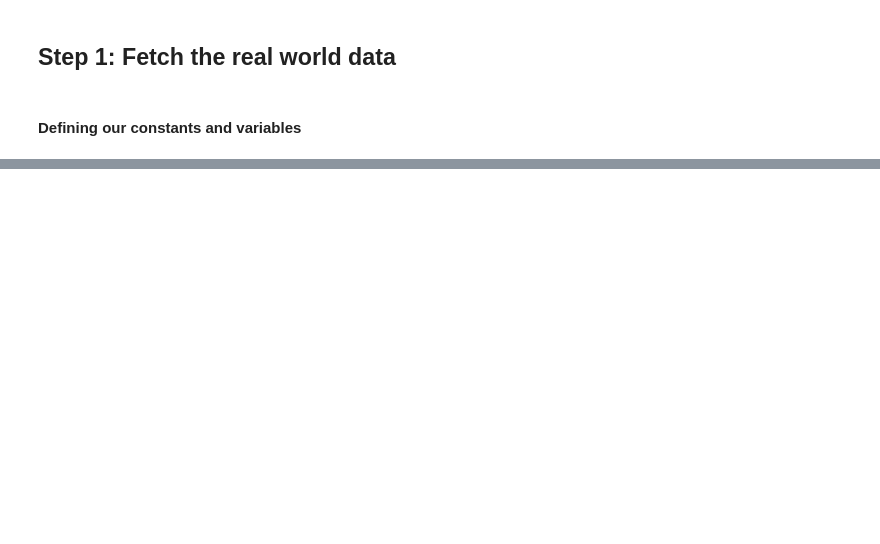
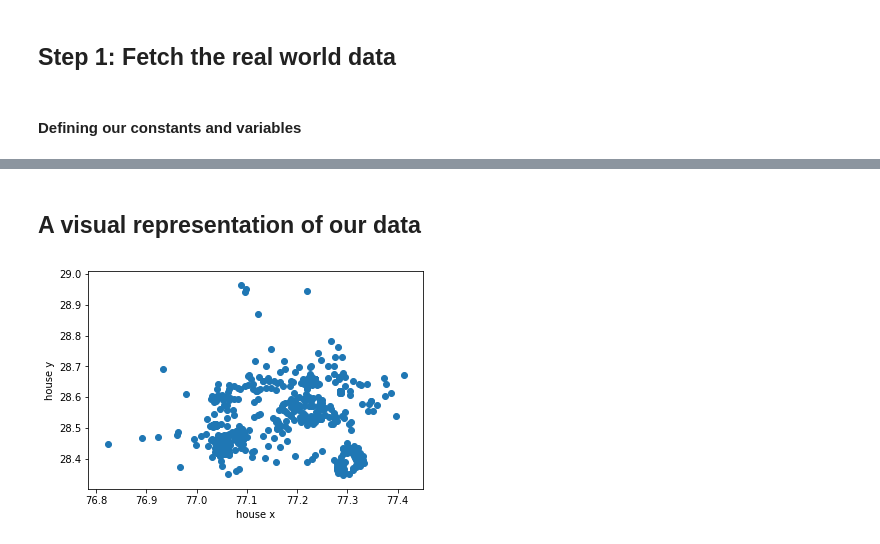
Before and after one commit to aviral36/RWHOptimiser, a Jupyter notebook: pipeline/ENTIRE_CODE_PIPELINE.ipynb, the cells around one changed output, grey strips where cells are left out. Saved outputs shown, nothing was run; the diff lists cells and outputs as text; code cells hidden in the pictures; blank space fills up the shorter version.

```diff
--- a/pipeline/ENTIRE_CODE_PIPELINE.ipynb
+++ b/pipeline/ENTIRE_CODE_PIPELINE.ipynb
@@ -64,0 +103,11 @@ Index(['x', 'y'], dtype='object')
+# %% [markdown]
+## A visual representation of our data
+# %%
+# sns.scatterplot(house_data_x, house_data_y, hue = house_data_labels)
+# plt.figure(figsize = (12,12))
+plt.scatter(x= house_data_x, y= house_data_y )
+plt.xlabel("house x")
+plt.ylabel("house y")
+plt.show()
+# %% [output]
+[figure, added]
```
Also changed, not shown: parts of 24 cells of this notebook, 4 other files.
